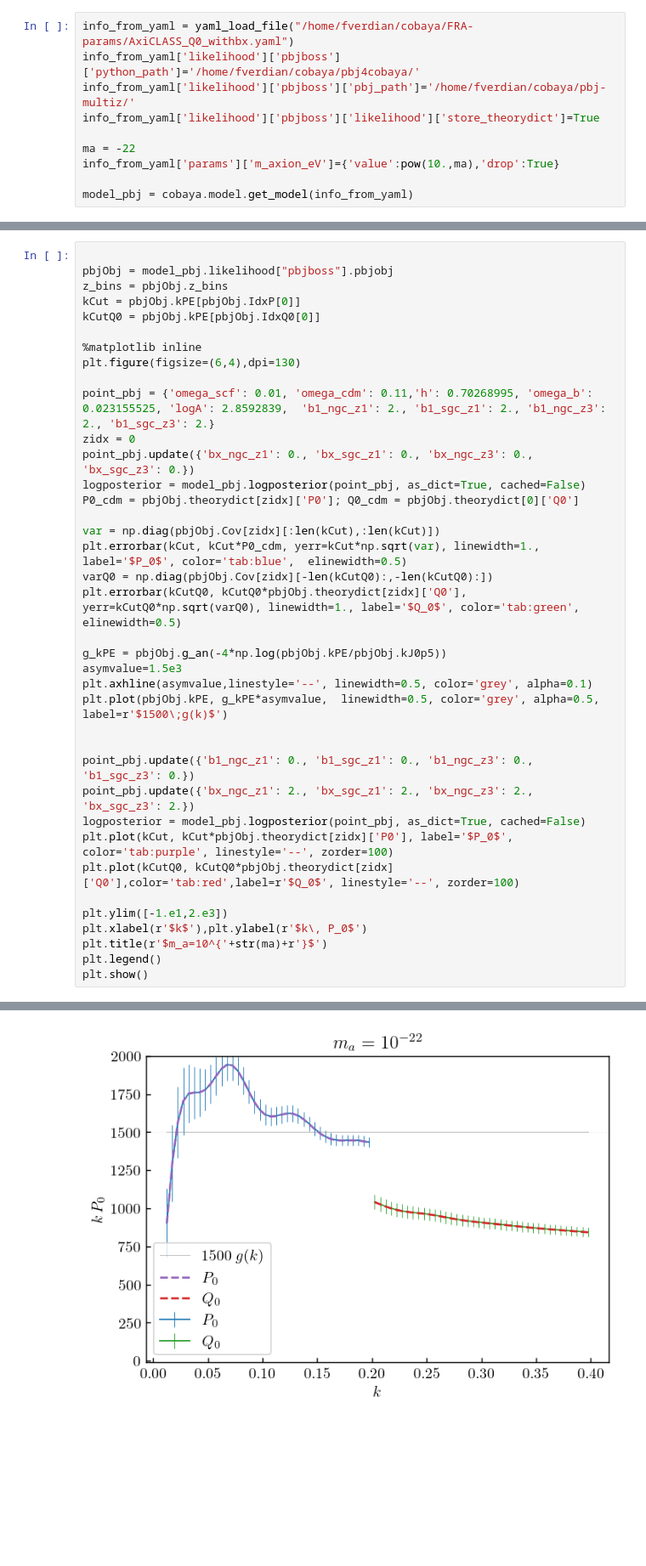
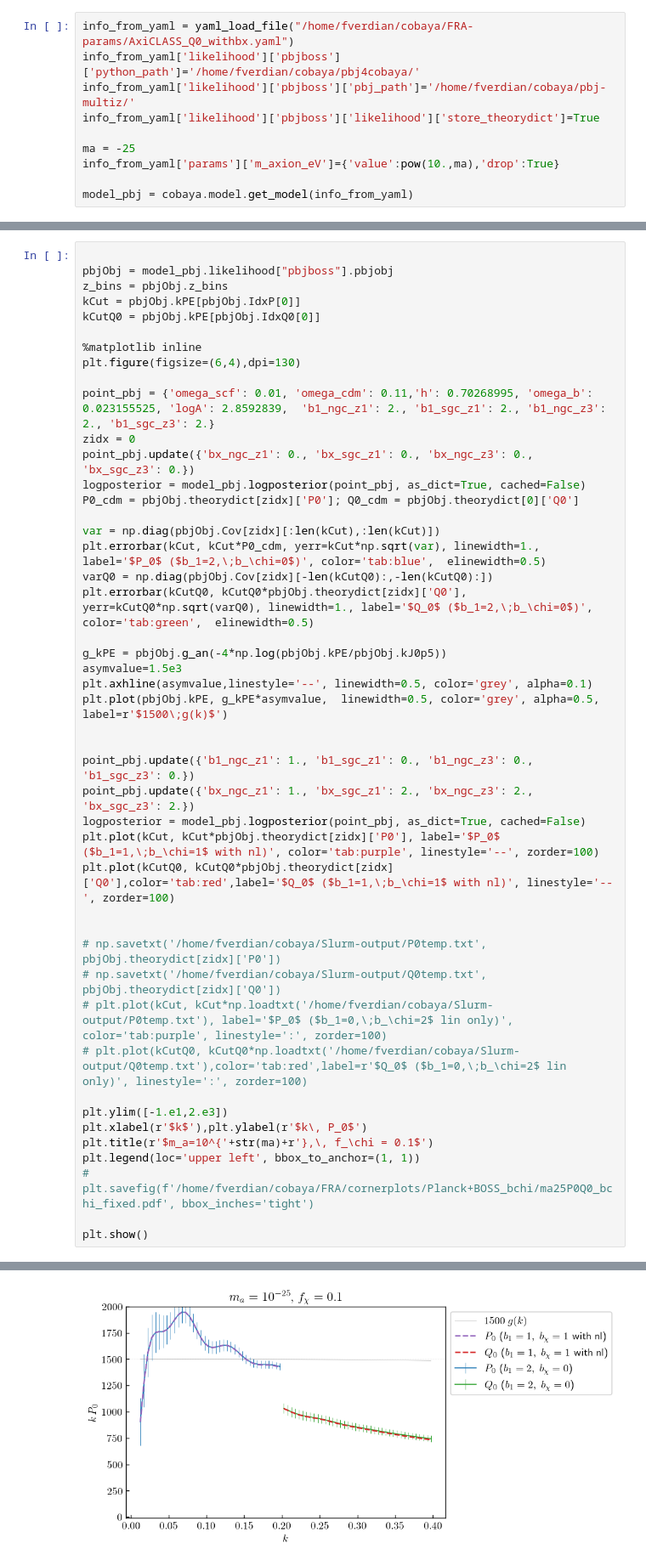
Before and after one commit to fverd/cobaya, a Jupyter notebook: FRA/pbj-envelopes-and-kJ.ipynb, the cells around one changed output, grey strips where cells are left out. Shown: that part at 85% size. Saved outputs shown, nothing was run; the diff lists cells and outputs as text; blank space fills up the shorter version.

```diff
--- a/FRA/pbj-envelopes-and-kJ.ipynb
+++ b/FRA/pbj-envelopes-and-kJ.ipynb
@@ -12,7 +12,7 @@ info_from_yaml['likelihood']['pbjboss']['python_path']='/home/fverdian/cobaya/pb
 info_from_yaml['likelihood']['pbjboss']['pbj_path']='/home/fverdian/cobaya/pbj-multiz/'
 info_from_yaml['likelihood']['pbjboss']['likelihood']['store_theorydict']=True
 
-ma = -22
+ma = -25
 info_from_yaml['params']['m_axion_eV']={'value':pow(10.,ma),'drop':True}
 
 model_pbj = cobaya.model.get_model(info_from_yaml)
@@ -34,39 +34,47 @@ pbjObj = model_pbj.likelihood["pbjboss"].pbjobj
 z_bins = pbjObj.z_bins
 kCut = pbjObj.kPE[pbjObj.IdxP[0]]
 kCutQ0 = pbjObj.kPE[pbjObj.IdxQ0[0]]
 
 %matplotlib inline
 plt.figure(figsize=(6,4),dpi=130)
 
 point_pbj = {'omega_scf': 0.01, 'omega_cdm': 0.11,'h': 0.70268995, 'omega_b': 0.023155525, 'logA': 2.8592839,  'b1_ngc_z1': 2., 'b1_sgc_z1': 2., 'b1_ngc_z3': 2., 'b1_sgc_z3': 2.}
 zidx = 0
 point_pbj.update({'bx_ngc_z1': 0., 'bx_sgc_z1': 0., 'bx_ngc_z3': 0., 'bx_sgc_z3': 0.})
 logposterior = model_pbj.logposterior(point_pbj, as_dict=True, cached=False)
 P0_cdm = pbjObj.theorydict[zidx]['P0']; Q0_cdm = pbjObj.theorydict[0]['Q0']
 
 var = np.diag(pbjObj.Cov[zidx][:len(kCut),:len(kCut)])
-plt.errorbar(kCut, kCut*P0_cdm, yerr=kCut*np.sqrt(var), linewidth=1., label='$P_0$', color='tab:blue',  elinewidth=0.5)
+plt.errorbar(kCut, kCut*P0_cdm, yerr=kCut*np.sqrt(var), linewidth=1., label='$P_0$ ($b_1=2,\;b_\chi=0$)', color='tab:blue',  elinewidth=0.5)
 varQ0 = np.diag(pbjObj.Cov[zidx][-len(kCutQ0):,-len(kCutQ0):])
-plt.errorbar(kCutQ0, kCutQ0*pbjObj.theorydict[zidx]['Q0'], yerr=kCutQ0*np.sqrt(varQ0), linewidth=1., label='$Q_0$', color='tab:green',  elinewidth=0.5)
+plt.errorbar(kCutQ0, kCutQ0*pbjObj.theorydict[zidx]['Q0'], yerr=kCutQ0*np.sqrt(varQ0), linewidth=1., label='$Q_0$ ($b_1=2,\;b_\chi=0$)', color='tab:green',  elinewidth=0.5)
 
 g_kPE = pbjObj.g_an(-4*np.log(pbjObj.kPE/pbjObj.kJ0p5))
 asymvalue=1.5e3
 plt.axhline(asymvalue,linestyle='--', linewidth=0.5, color='grey', alpha=0.1)
 plt.plot(pbjObj.kPE, g_kPE*asymvalue,  linewidth=0.5, color='grey', alpha=0.5, label=r'$1500\;g(k)$')
 
 
-point_pbj.update({'b1_ngc_z1': 0., 'b1_sgc_z1': 0., 'b1_ngc_z3': 0., 'b1_sgc_z3': 0.})
-point_pbj.update({'bx_ngc_z1': 2., 'bx_sgc_z1': 2., 'bx_ngc_z3': 2., 'bx_sgc_z3': 2.})
+point_pbj.update({'b1_ngc_z1': 1., 'b1_sgc_z1': 0., 'b1_ngc_z3': 0., 'b1_sgc_z3': 0.})
+point_pbj.update({'bx_ngc_z1': 1., 'bx_sgc_z1': 2., 'bx_ngc_z3': 2., 'bx_sgc_z3': 2.})
 logposterior = model_pbj.logposterior(point_pbj, as_dict=True, cached=False)
-plt.plot(kCut, kCut*pbjObj.theorydict[zidx]['P0'], label='$P_0$', color='tab:purple', linestyle='--', zorder=100)
-plt.plot(kCutQ0, kCutQ0*pbjObj.theorydict[zidx]['Q0'],color='tab:red',label=r'$Q_0$', linestyle='--', zorder=100)
+plt.plot(kCut, kCut*pbjObj.theorydict[zidx]['P0'], label='$P_0$ ($b_1=1,\;b_\chi=1$ with nl)', color='tab:purple', linestyle='--', zorder=100)
+plt.plot(kCutQ0, kCutQ0*pbjObj.theorydict[zidx]['Q0'],color='tab:red',label='$Q_0$ ($b_1=1,\;b_\chi=1$ with nl)', linestyle='--', zorder=100)
+
+
+# np.savetxt('/home/fverdian/cobaya/Slurm-output/P0temp.txt', pbjObj.theorydict[zidx]['P0'])
+# np.savetxt('/home/fverdian/cobaya/Slurm-output/Q0temp.txt', pbjObj.theorydict[zidx]['Q0'])
+# plt.plot(kCut, kCut*np.loadtxt('/home/fverdian/cobaya/Slurm-output/P0temp.txt'), label='$P_0$ ($b_1=0,\;b_\chi=2$ lin only)', color='tab:purple', linestyle=':', zorder=100)
+# plt.plot(kCutQ0, kCutQ0*np.loadtxt('/home/fverdian/cobaya/Slurm-output/Q0temp.txt'),color='tab:red',label=r'$Q_0$ ($b_1=0,\;b_\chi=2$ lin only)', linestyle=':', zorder=100)
 
 plt.ylim([-1.e1,2.e3])
 plt.xlabel(r'$k$'),plt.ylabel(r'$k\, P_0$')
-plt.title(r'$m_a=10^{'+str(ma)+r'}$')
-plt.legend()
+plt.title(r'$m_a=10^{'+str(ma)+r'},\, f_\chi = 0.1$')
+plt.legend(loc='upper left', bbox_to_anchor=(1, 1))
+# plt.savefig(f'/home/fverdian/cobaya/FRA/cornerplots/Planck+BOSS_bchi/ma25P0Q0_bchi_fixed.pdf', bbox_inches='tight')
+
 plt.show()
 # %% [output]
 Storing theorydict, althought it makes not much sense with analytical marginalization
 Storing theorydict, althought it makes not much sense with analytical marginalization
-[figure, old version]
+[figure, new version]
```
Also changed, not shown: 3 other files.
